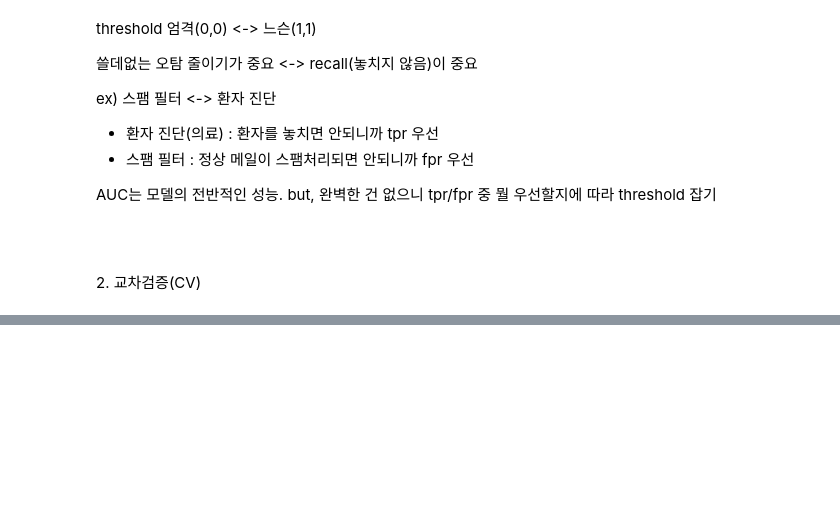
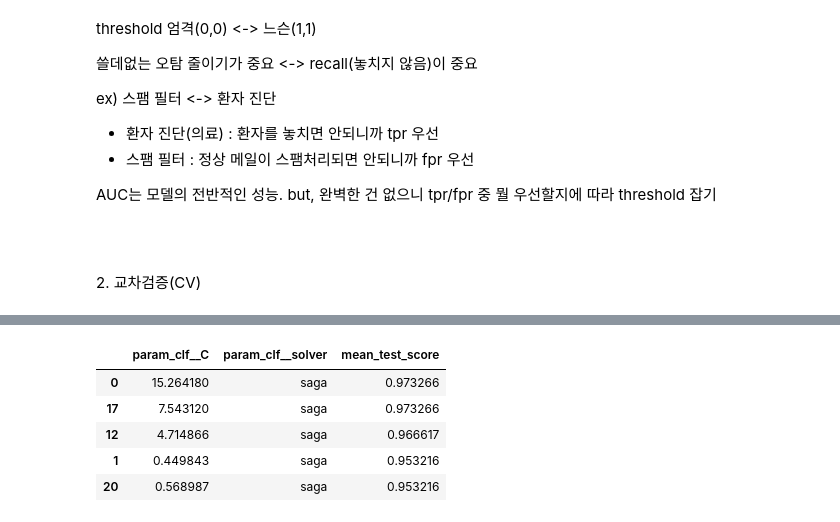
Before and after one commit to atleast10years/ai-ml, a Jupyter notebook: model_evalution_tuning.ipynb, the cells around one changed output, grey strips where cells are left out. Drawn from its saved outputs; the diff is of its cells as text; code cells hidden in the pictures; blank space fills up the shorter version.

Commit message:
Studied CV, Hyper-parameter Tuning

```diff
--- a/model_evalution_tuning.ipynb
+++ b/model_evalution_tuning.ipynb
@@ -130,0 +339,13 @@ but, 완벽한 건 없으니 tpr/fpr 중 뭘 우선할지에 따라 threshold
+# %%
+import pandas as pd
+
+pd.DataFrame(rsearch.cv_results_)[
+  ["param_clf__C", "param_clf__solver", "mean_test_score"]
+].sort_values(by="mean_test_score", ascending=False).head()
+# %% [output]
+|  | param_clf__C | param_clf__solver | mean_test_score |
+| 0 | 15.264180 | saga | 0.973266 |
+| 17 | 7.543120 | saga | 0.973266 |
+| 12 | 4.714866 | saga | 0.966617 |
+| 1 | 0.449843 | saga | 0.953216 |
+| 20 | 0.568987 | saga | 0.953216 |
```
Also changed, not shown: parts of 11 cells of this notebook, 1 other file.
